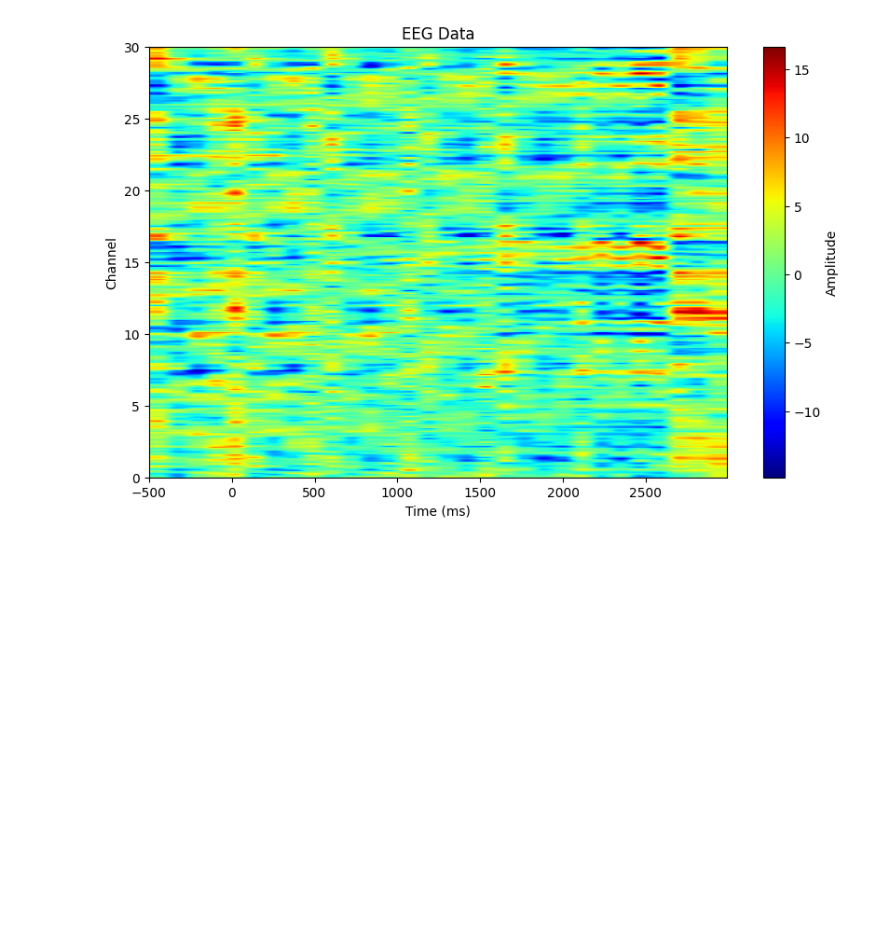
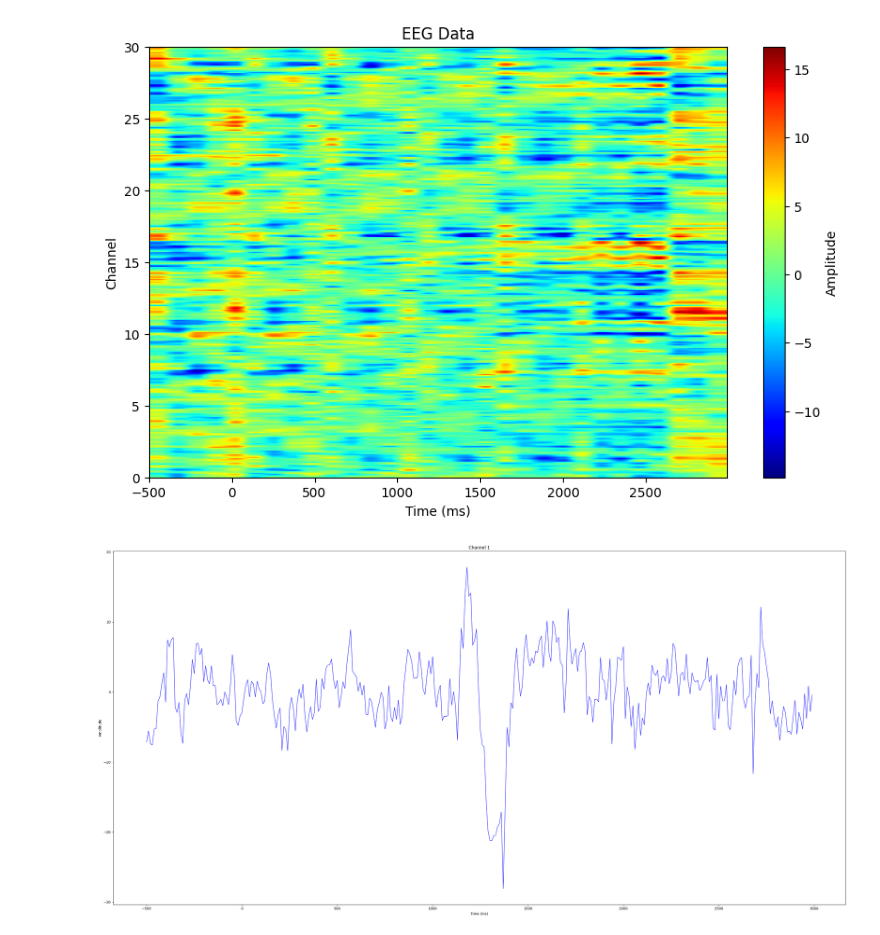
Before and after one commit to eldhosejoseph/thesis, a Jupyter notebook: thesis_final.ipynb, the cells around one changed output. Cells and saved outputs as stored; diff of their text form; code cells hidden in the pictures; blank space fills up the shorter version.

```diff
--- a/thesis_final.ipynb
+++ b/thesis_final.ipynb
@@ -212,4 +238,6 @@ def eeg_channel(eeg_df, num_channels):
 # %%
-eeg_channel(player_df)
+eeg_channel(player_df, 1,0)
+# %% [output]
+[figure, added]
 # %%
 eeg_channel(observer_df)
```
Also changed, not shown: parts of 1 cell of this notebook.
